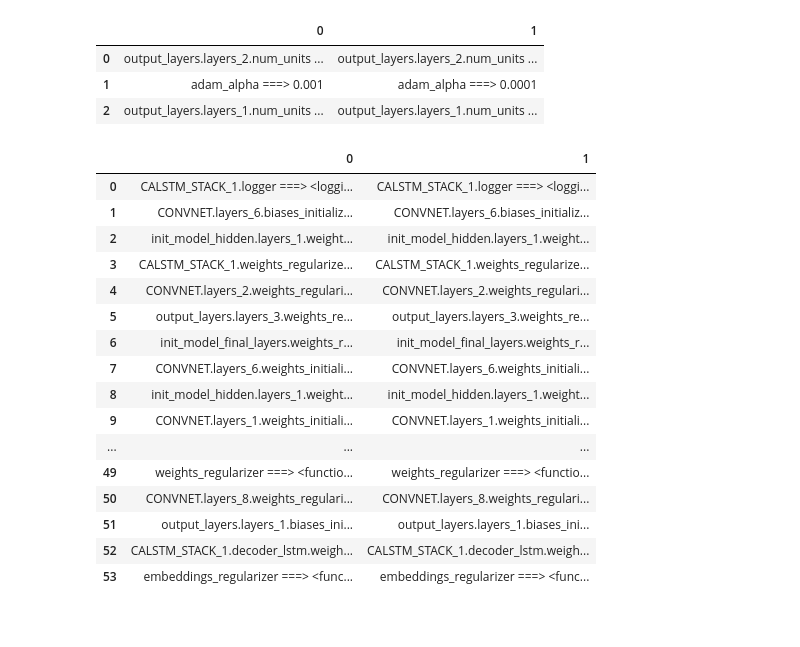
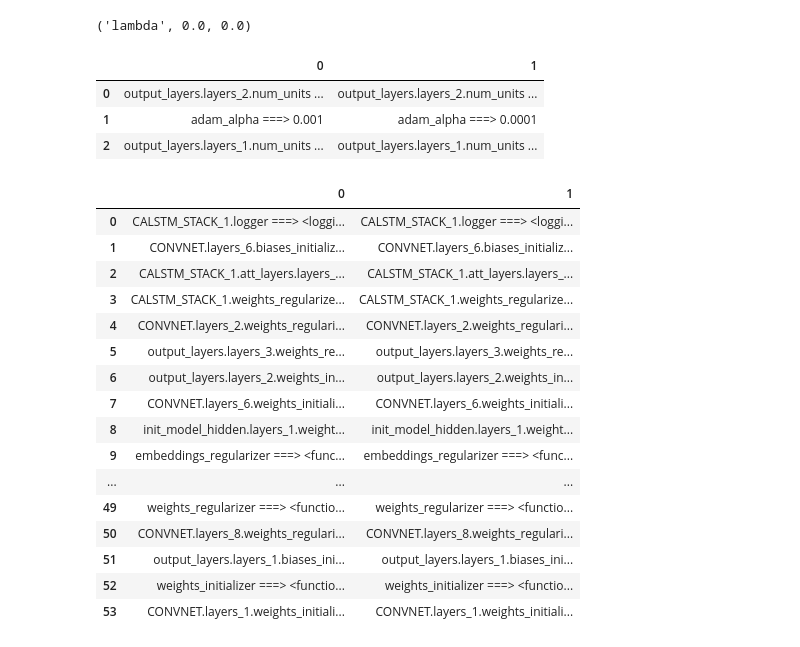
Before and after one commit to untrix/im2latex, a Jupyter notebook: src/diff_params.ipynb, the cells around one changed output. Cells and saved outputs as stored; diff of their text form; code cells hidden in the pictures.

```diff
--- a/src/diff_params.ipynb
+++ b/src/diff_params.ipynb
@@ -99,25 +123,28 @@ two['pLambda']
 # %%
-diff3 = DiffParams('./tb_metrics/2017-11-27 21-20-46 PST scanningRNN_regroupImage', './tb_metrics/2017-11-28 01-40-26 PST scanningRNN_regroupImage')
-diff3.hyper()
+diff = DiffParams('./tb_metrics/2017-11-27 21-20-46 PST scanningRNN_regroupImage', './tb_metrics/2017-11-28 01-40-26 PST scanningRNN_regroupImage')
+one, two = diff.get_hyper()
+print('lambda', one['pLambda'], two['pLambda'])
+diff.hyper()
 # %% [output]
+('lambda', 0.0, 0.0)
 |  | 0 | 1 |
 | 0 | output_layers.layers_2.num_units ... | output_layers.layers_2.num_units ... |
 | 1 | adam_alpha ===> 0.001 | adam_alpha ===> 0.0001 |
 | 2 | output_layers.layers_1.num_units ... | output_layers.layers_1.num_units ... |
 |  | 0 | 1 |
 | 0 | CALSTM_STACK_1.logger ===> <loggi... | CALSTM_STACK_1.logger ===> <loggi... |
 | 1 | CONVNET.layers_6.biases_initializ... | CONVNET.layers_6.biases_initializ... |
-| 2 | init_model_hidden.layers_1.weight... | init_model_hidden.layers_1.weight... |
+| 2 | CALSTM_STACK_1.att_layers.layers_... | CALSTM_STACK_1.att_layers.layers_... |
 | 3 | CALSTM_STACK_1.weights_regularize... | CALSTM_STACK_1.weights_regularize... |
 | 4 | CONVNET.layers_2.weights_regulari... | CONVNET.layers_2.weights_regulari... |
 | 5 | output_layers.layers_3.weights_re... | output_layers.layers_3.weights_re... |
-| 6 | init_model_final_layers.weights_r... | init_model_final_layers.weights_r... |
+| 6 | output_layers.layers_2.weights_in... | output_layers.layers_2.weights_in... |
 | 7 | CONVNET.layers_6.weights_initiali... | CONVNET.layers_6.weights_initiali... |
 | 8 | init_model_hidden.layers_1.weight... | init_model_hidden.layers_1.weight... |
-| 9 | CONVNET.layers_1.weights_initiali... | CONVNET.layers_1.weights_initiali... |
+| 9 | embeddings_regularizer ===> <func... | embeddings_regularizer ===> <func... |
 | ... | ... | ... |
 | 49 | weights_regularizer ===> <functio... | weights_regularizer ===> <functio... |
 | 50 | CONVNET.layers_8.weights_regulari... | CONVNET.layers_8.weights_regulari... |
 | 51 | output_layers.layers_1.biases_ini... | output_layers.layers_1.biases_ini... |
-| 52 | CALSTM_STACK_1.decoder_lstm.weigh... | CALSTM_STACK_1.decoder_lstm.weigh... |
-| 53 | embeddings_regularizer ===> <func... | embeddings_regularizer ===> <func... |
+| 52 | weights_initializer ===> <functio... | weights_initializer ===> <functio... |
+| 53 | CONVNET.layers_1.weights_initiali... | CONVNET.layers_1.weights_initiali... |
```
Also changed, not shown: parts of 7 cells of this notebook, 7 other files.
